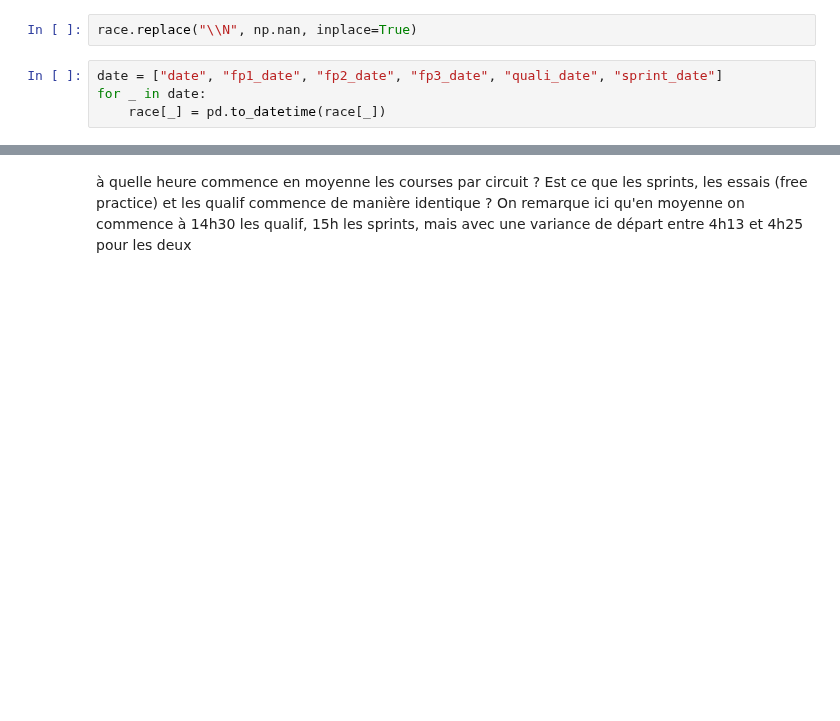
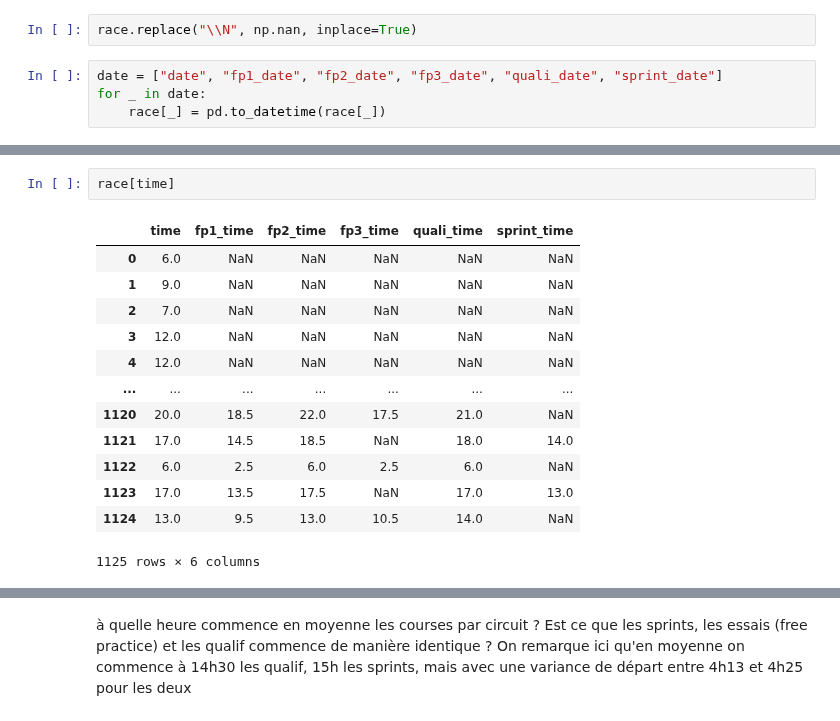
Before and after one commit to OzeelCharles/projet_info2, a Jupyter notebook: exploration_races_Charles.ipynb, the cells around one changed output, grey strips where cells are left out. Drawn from its saved outputs; the diff is of its cells as text; blank space fills up the shorter version.

```diff
--- a/exploration_races_Charles.ipynb
+++ b/exploration_races_Charles.ipynb
@@ -17,3 +43,19 @@ for _ in time:
+# %%
+race[time]
+# %% [output]
+|  | time | fp1_time | fp2_time | fp3_time | quali_time | sprint_time |
+| 0 | 6.0 | NaN | NaN | NaN | NaN | NaN |
+| 1 | 9.0 | NaN | NaN | NaN | NaN | NaN |
+| 2 | 7.0 | NaN | NaN | NaN | NaN | NaN |
+| 3 | 12.0 | NaN | NaN | NaN | NaN | NaN |
+| 4 | 12.0 | NaN | NaN | NaN | NaN | NaN |
+| ... | ... | ... | ... | ... | ... | ... |
+| 1120 | 20.0 | 18.5 | 22.0 | 17.5 | 21.0 | NaN |
+| 1121 | 17.0 | 14.5 | 18.5 | NaN | 18.0 | 14.0 |
+| 1122 | 6.0 | 2.5 | 6.0 | 2.5 | 6.0 | NaN |
+| 1123 | 17.0 | 13.5 | 17.5 | NaN | 17.0 | 13.0 |
+| 1124 | 13.0 | 9.5 | 13.0 | 10.5 | 14.0 | NaN |
+1125 rows × 6 columns
 # %%
 race.info()
 # %% [output]
```
Also changed, not shown: parts of 12 cells of this notebook.
